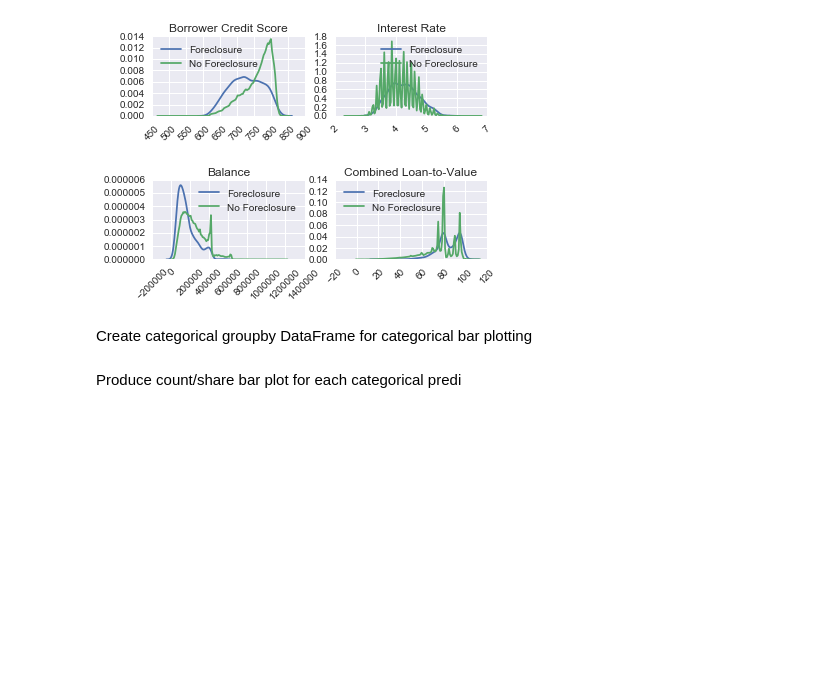
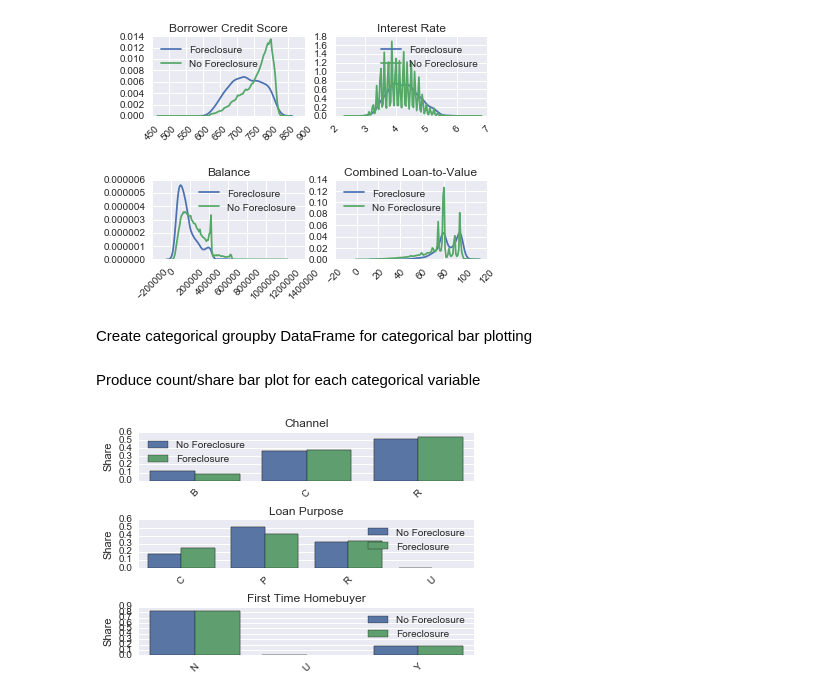
Before and after one commit to rmdelgad2013/ryans_projects, a Jupyter notebook: loan_prediction_project/fanniemae_dataviz.ipynb, the cells around one changed output. Cells and saved outputs as stored; diff of their text form; code cells hidden in the pictures; blank space fills up the shorter version.

```diff
--- a/loan_prediction_project/fanniemae_dataviz.ipynb
+++ b/loan_prediction_project/fanniemae_dataviz.ipynb
@@ -59,4 +59,38 @@ for v in cat_vars:
     # Flatten groupby frame to prepare for bar plot
     groupby_frames[v] = groupby_frames[v].reset_index()
 # %% [markdown]
-Produce count/share bar plot for each categorical predi
+Produce count/share bar plot for each categorical variable
+# %%
+def share_bar_subplot(ax, var_name, title):
+    for tf,clr in zip([True, False],['red','blue']):
+        data = groupby_frames[var_name]
+        sns.barplot(x=var_name, y='share', hue='foreclosure_status', data=data, ax=ax)
+    sns.plt.setp(ax.get_xticklabels(), rotation=45, )
+
+    # Set title and ylabel
+    ax.set_title(title)
+    ax.set_xlabel('')
+    ax.set_ylabel('Share')
+
+    # Set legends for each plot
+    handles, labels = ax.get_legend_handles_labels()
+    handles = handles[:2]
+    labels = ['No Foreclosure','Foreclosure']
+    if ax == ax1: # the legend in the first subplot will overlap with the bars if it's left in the upper right
+        ax.legend(handles, labels, loc='upper left')
+    else:
+        ax.legend(handles, labels)
+
+
+f, ((ax1), (ax2), (ax3)) = sns.plt.subplots(3,1)
+cat_axs = [ax1, ax2, ax3]
+cat_titles = ['Channel', 'Loan Purpose', 'First Time Homebuyer']
+
+for ax,var,title in zip(cat_axs, cat_vars, cat_titles):
+    share_bar_subplot(ax,var,title)
+
+#sns.plt.figure(figsize=(4,3))
+f.subplots_adjust(hspace=0.8)
+sns.plt.show()
+# %% [output]
+[figure, added]
```
